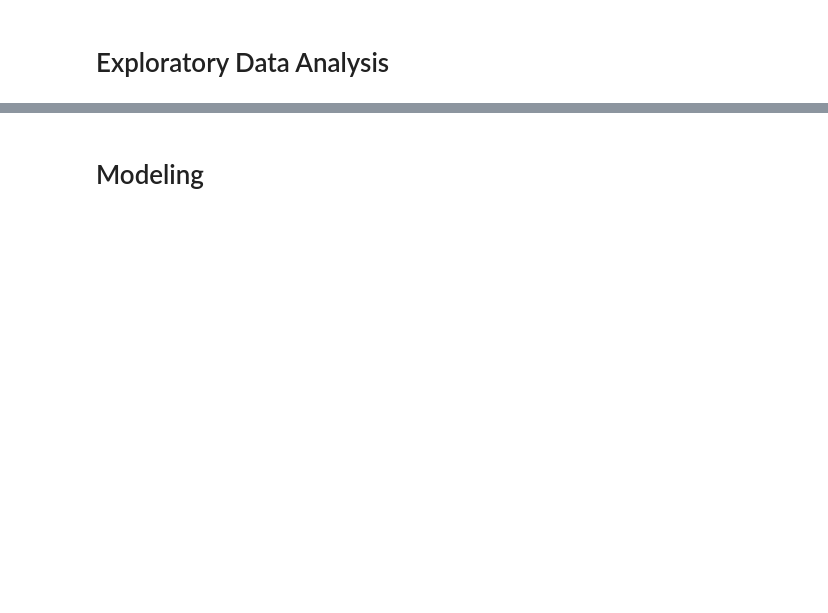
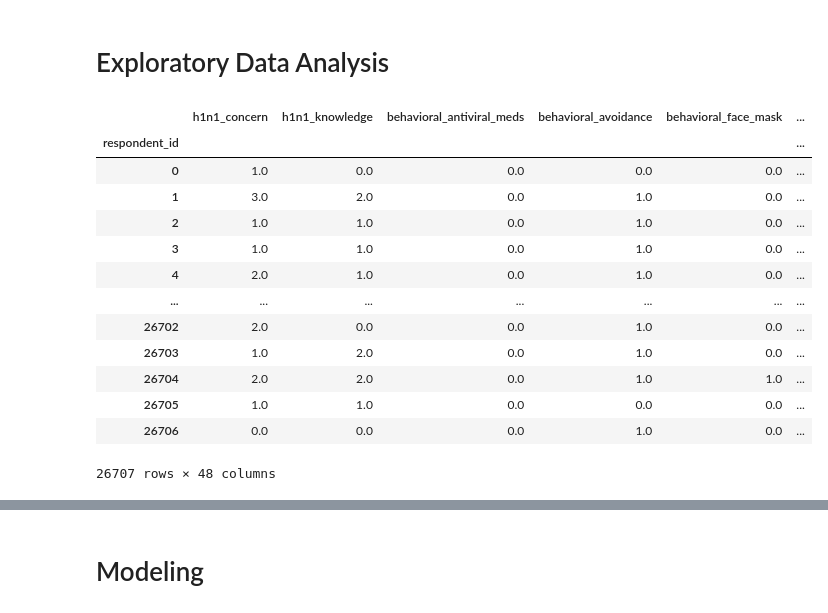
Before and after one commit to lpb3393/predict-flu-vaccine, a Jupyter notebook: predict-flu-vaccines.ipynb, the cells around one changed output, grey strips where cells are left out. Cells and saved outputs as stored; diff of their text form; code cells hidden in the pictures; blank space fills up the shorter version.

```diff
--- a/predict-flu-vaccines.ipynb
+++ b/predict-flu-vaccines.ipynb
@@ -4,0 +21,3 @@
+# %%
+features = pd.read_csv('data/training_set_features.csv', index_col="respondent_id")
+features.head()
@@ -4,0 +33,3 @@
+# %%
+labels = pd.read_csv('data/training_set_labels.csv', index_col="respondent_id")
+labels.head()
@@ -5,2 +104,7 @@
 # %% [markdown]
 ## Data Preparation
+# %%
+df = features.join(labels)
+print(df.shape)
+
+df.head()
@@ -6,0 +161,3 @@
+# %%
+df.drop(['employment_industry','census_msa','hhs_geo_region', 'employment_occupation', 'household_adults', 'household_children'], axis = 1, inplace = True)
+df.head()
@@ -7,2 +173,21 @@
 # %% [markdown]
 # Exploratory Data Analysis
+# %%
+df = pd.get_dummies(df, columns=['age_group','education', 'race', 'sex', 'income_poverty', 'marital_status',
+                                           'rent_or_own', 'employment_status'], dtype=int)
+df
+# %% [output]
+|  | h1n1_concern | h1n1_knowledge | behavioral_antiviral_meds | behavioral_avoidance | behavioral_face_mask | ... |
+| respondent_id |  |  |  |  |  | ... |
+| 0 | 1.0 | 0.0 | 0.0 | 0.0 | 0.0 | ... |
+| 1 | 3.0 | 2.0 | 0.0 | 1.0 | 0.0 | ... |
+| 2 | 1.0 | 1.0 | 0.0 | 1.0 | 0.0 | ... |
+| 3 | 1.0 | 1.0 | 0.0 | 1.0 | 0.0 | ... |
+| 4 | 2.0 | 1.0 | 0.0 | 1.0 | 0.0 | ... |
+| ... | ... | ... | ... | ... | ... | ... |
+| 26702 | 2.0 | 0.0 | 0.0 | 1.0 | 0.0 | ... |
+| 26703 | 1.0 | 2.0 | 0.0 | 1.0 | 0.0 | ... |
+| 26704 | 2.0 | 2.0 | 0.0 | 1.0 | 1.0 | ... |
+| 26705 | 1.0 | 1.0 | 0.0 | 0.0 | 0.0 | ... |
+| 26706 | 0.0 | 0.0 | 0.0 | 1.0 | 0.0 | ... |
+26707 rows × 48 columns
```
Also changed, not shown: parts of 28 cells of this notebook.
